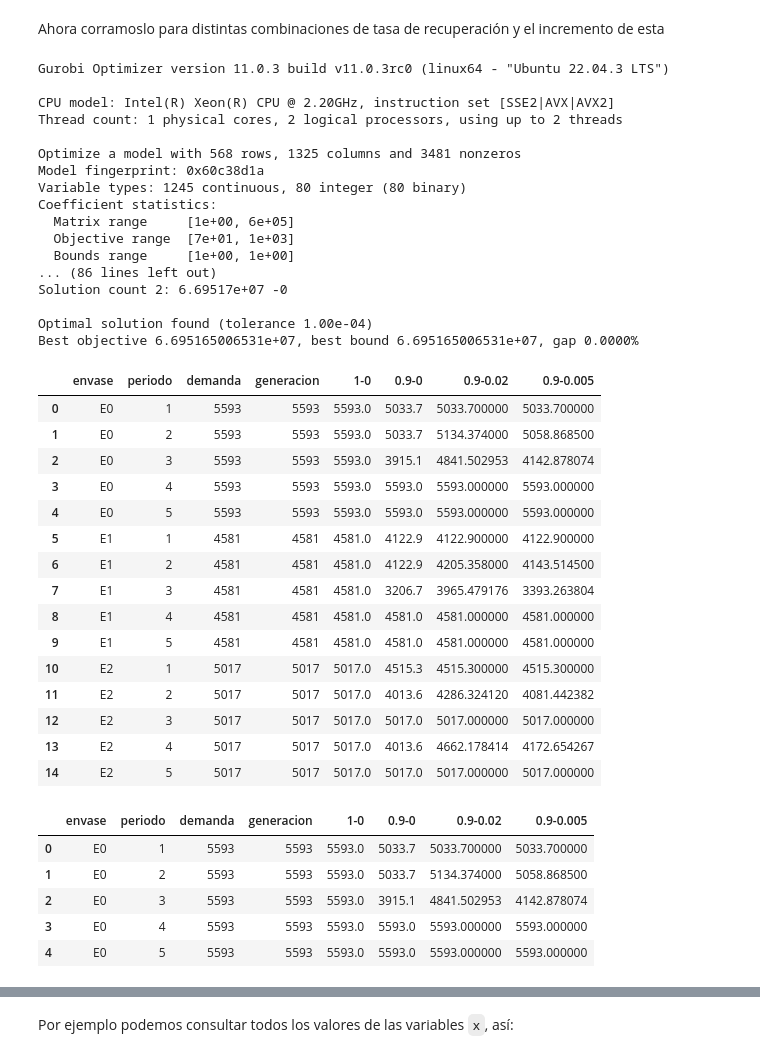
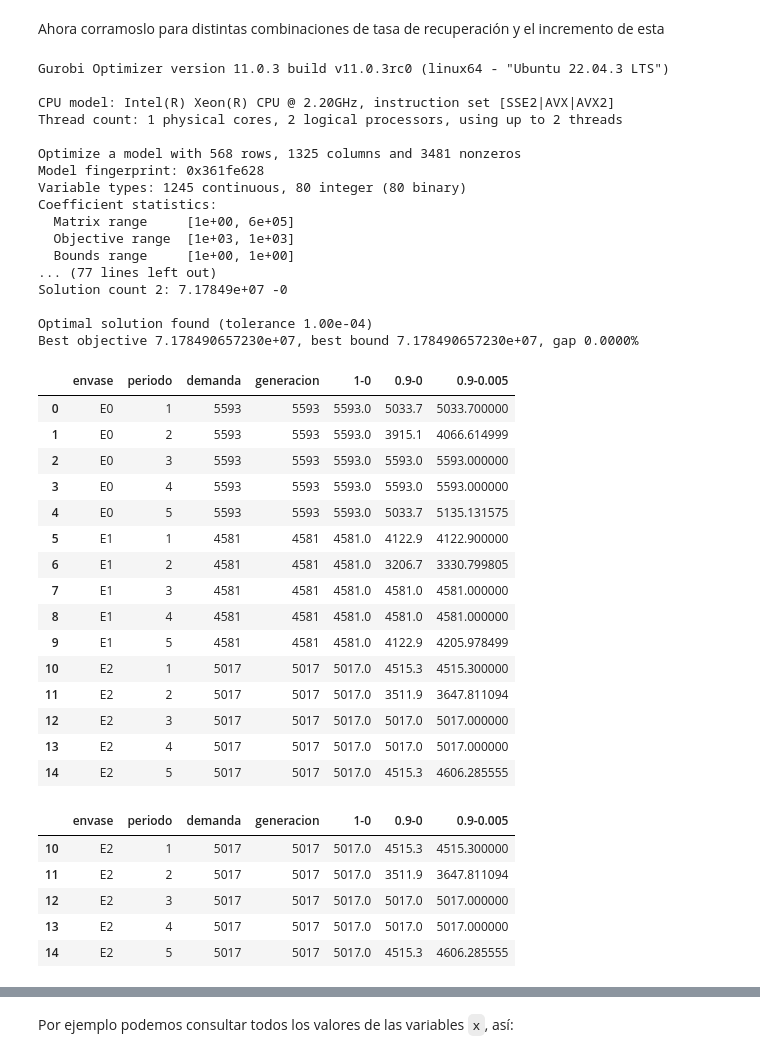
Before and after one commit to endorgobio/2024_returnability, a Jupyter notebook: 20241011_Modelo_concreto_Gurobi_Pablo.ipynb, the cells around one changed output, grey strips where cells are left out. Saved outputs shown, nothing was run; the diff lists cells and outputs as text; code cells hidden in the pictures.

```diff
--- a/20241011_Modelo_concreto_Gurobi_Pablo.ipynb
+++ b/20241011_Modelo_concreto_Gurobi_Pablo.ipynb
@@ -471,6 +471,8 @@ Consideremos el caso en el que:
 * No hay tasas de pérdida en los proceso
 # %%
 # Set parameters
+parameters['n_periodos'] = 5 # Demand increase
+parameters['n_productores'] = 5 # Demand increase
 parameters["ta"]= 1 # Approval rate in valorization centers
 parameters["tl"]= 1 # Approval rate in washing plants
 parameters['arr_cv']= 0  # Rental cost of valorization centers
@@ -487,10 +489,12 @@ parameters['pinv']= 0 # Inventory cost of washing plants
 parameters['recup'] = 0.9 # Recovery rate
 parameters['recup_increm'] = 0 # Recovery rate increase
 parameters['adem'] = 0 # Demand increase
+parameters['dep'] = 0 # Deposit cost
+parameters['gi'] = 0 # Deposit cost
+# "dem_interval": [1000, 2000],     # interval in which the demand lies
 
 
 instance = utils.create_instance(parameters, seed=42)
-
 # get aggregated demand
 df_demands = [[k[0], k[1], k[2], value] for k, value in instance['de'].items()]
 df_demands = pd.DataFrame(df_demands, columns=['envase', 'productor', 'periodo', 'demanda'])
@@ -567,43 +571,43 @@ CPU model: Intel(R) Xeon(R) CPU @ 2.20GHz, instruction set [SSE2|AVX|AVX2]
 Thread count: 1 physical cores, 2 logical processors, using up to 2 threads
 
 Optimize a model with 568 rows, 1325 columns and 3481 nonzeros
-Model fingerprint: 0x60c38d1a
+Model fingerprint: 0x361fe628
 Variable types: 1245 continuous, 80 integer (80 binary)
 Coefficient statistics:
   Matrix range     [1e+00, 6e+05]
-  Objective range  [7e+01, 1e+03]
+  Objective range  [1e+03, 1e+03]
   Bounds range     [1e+00, 1e+00]
-... (86 lines left out)
-Solution count 2: 6.69517e+07 -0
+... (77 lines left out)
+Solution count 2: 7.17849e+07 -0
 
 Optimal solution found (tolerance 1.00e-04)
-Best objective 6.695165006531e+07, best bound 6.695165006531e+07, gap 0.0000%
+Best objective 7.178490657230e+07, best bound 7.178490657230e+07, gap 0.0000%
-|  | envase | periodo | demanda | generacion | 1-0 | 0.9-0 | 0.9-0.02 | 0.9-0.005 |
-| 0 | E0 | 1 | 5593 | 5593 | 5593.0 | 5033.7 | 5033.700000 | 5033.700000 |
-| 1 | E0 | 2 | 5593 | 5593 | 5593.0 | 5033.7 | 5134.374000 | 5058.868500 |
-| 2 | E0 | 3 | 5593 | 5593 | 5593.0 | 3915.1 | 4841.502953 | 4142.878074 |
-| 3 | E0 | 4 | 5593 | 5593 | 5593.0 | 5593.0 | 5593.000000 | 5593.000000 |
-| 4 | E0 | 5 | 5593 | 5593 | 5593.0 | 5593.0 | 5593.000000 | 5593.000000 |
-| 5 | E1 | 1 | 4581 | 4581 | 4581.0 | 4122.9 | 4122.900000 | 4122.900000 |
-| 6 | E1 | 2 | 4581 | 4581 | 4581.0 | 4122.9 | 4205.358000 | 4143.514500 |
-| 7 | E1 | 3 | 4581 | 4581 | 4581.0 | 3206.7 | 3965.479176 | 3393.263804 |
-| 8 | E1 | 4 | 4581 | 4581 | 4581.0 | 4581.0 | 4581.000000 | 4581.000000 |
-| 9 | E1 | 5 | 4581 | 4581 | 4581.0 | 4581.0 | 4581.000000 | 4581.000000 |
-| 10 | E2 | 1 | 5017 | 5017 | 5017.0 | 4515.3 | 4515.300000 | 4515.300000 |
-| 11 | E2 | 2 | 5017 | 5017 | 5017.0 | 4013.6 | 4286.324120 | 4081.442382 |
-| 12 | E2 | 3 | 5017 | 5017 | 5017.0 | 5017.0 | 5017.000000 | 5017.000000 |
-| 13 | E2 | 4 | 5017 | 5017 | 5017.0 | 4013.6 | 4662.178414 | 4172.654267 |
-| 14 | E2 | 5 | 5017 | 5017 | 5017.0 | 5017.0 | 5017.000000 | 5017.000000 |
+|  | envase | periodo | demanda | generacion | 1-0 | 0.9-0 | 0.9-0.005 |
+| 0 | E0 | 1 | 5593 | 5593 | 5593.0 | 5033.7 | 5033.700000 |
+| 1 | E0 | 2 | 5593 | 5593 | 5593.0 | 3915.1 | 4066.614999 |
+| 2 | E0 | 3 | 5593 | 5593 | 5593.0 | 5593.0 | 5593.000000 |
+| 3 | E0 | 4 | 5593 | 5593 | 5593.0 | 5593.0 | 5593.000000 |
+| 4 | E0 | 5 | 5593 | 5593 | 5593.0 | 5033.7 | 5135.131575 |
+| 5 | E1 | 1 | 4581 | 4581 | 4581.0 | 4122.9 | 4122.900000 |
+| 6 | E1 | 2 | 4581 | 4581 | 4581.0 | 3206.7 | 3330.799805 |
+| 7 | E1 | 3 | 4581 | 4581 | 4581.0 | 4581.0 | 4581.000000 |
+| 8 | E1 | 4 | 4581 | 4581 | 4581.0 | 4581.0 | 4581.000000 |
+| 9 | E1 | 5 | 4581 | 4581 | 4581.0 | 4122.9 | 4205.978499 |
+| 10 | E2 | 1 | 5017 | 5017 | 5017.0 | 4515.3 | 4515.300000 |
+| 11 | E2 | 2 | 5017 | 5017 | 5017.0 | 3511.9 | 3647.811094 |
+| 12 | E2 | 3 | 5017 | 5017 | 5017.0 | 5017.0 | 5017.000000 |
+| 13 | E2 | 4 | 5017 | 5017 | 5017.0 | 5017.0 | 5017.000000 |
+| 14 | E2 | 5 | 5017 | 5017 | 5017.0 | 4515.3 | 4606.285555 |
 # %%
-df_E0 = df[df['envase']=='E0']
+df_E0 = df[df['envase']=='E2']
 df_E0
 # %% [output]
-|  | envase | periodo | demanda | generacion | 1-0 | 0.9-0 | 0.9-0.02 | 0.9-0.005 |
-| 0 | E0 | 1 | 5593 | 5593 | 5593.0 | 5033.7 | 5033.700000 | 5033.700000 |
-| 1 | E0 | 2 | 5593 | 5593 | 5593.0 | 5033.7 | 5134.374000 | 5058.868500 |
-| 2 | E0 | 3 | 5593 | 5593 | 5593.0 | 3915.1 | 4841.502953 | 4142.878074 |
-| 3 | E0 | 4 | 5593 | 5593 | 5593.0 | 5593.0 | 5593.000000 | 5593.000000 |
-| 4 | E0 | 5 | 5593 | 5593 | 5593.0 | 5593.0 | 5593.000000 | 5593.000000 |
+|  | envase | periodo | demanda | generacion | 1-0 | 0.9-0 | 0.9-0.005 |
+| 10 | E2 | 1 | 5017 | 5017 | 5017.0 | 4515.3 | 4515.300000 |
+| 11 | E2 | 2 | 5017 | 5017 | 5017.0 | 3511.9 | 3647.811094 |
+| 12 | E2 | 3 | 5017 | 5017 | 5017.0 | 5017.0 | 5017.000000 |
+| 13 | E2 | 4 | 5017 | 5017 | 5017.0 | 5017.0 | 5017.000000 |
+| 14 | E2 | 5 | 5017 | 5017 | 5017.0 | 4515.3 | 4606.285555 |
 # %%
 import plotly.graph_objects as go
 
```
Also changed, not shown: parts of 1 cell of this notebook.
